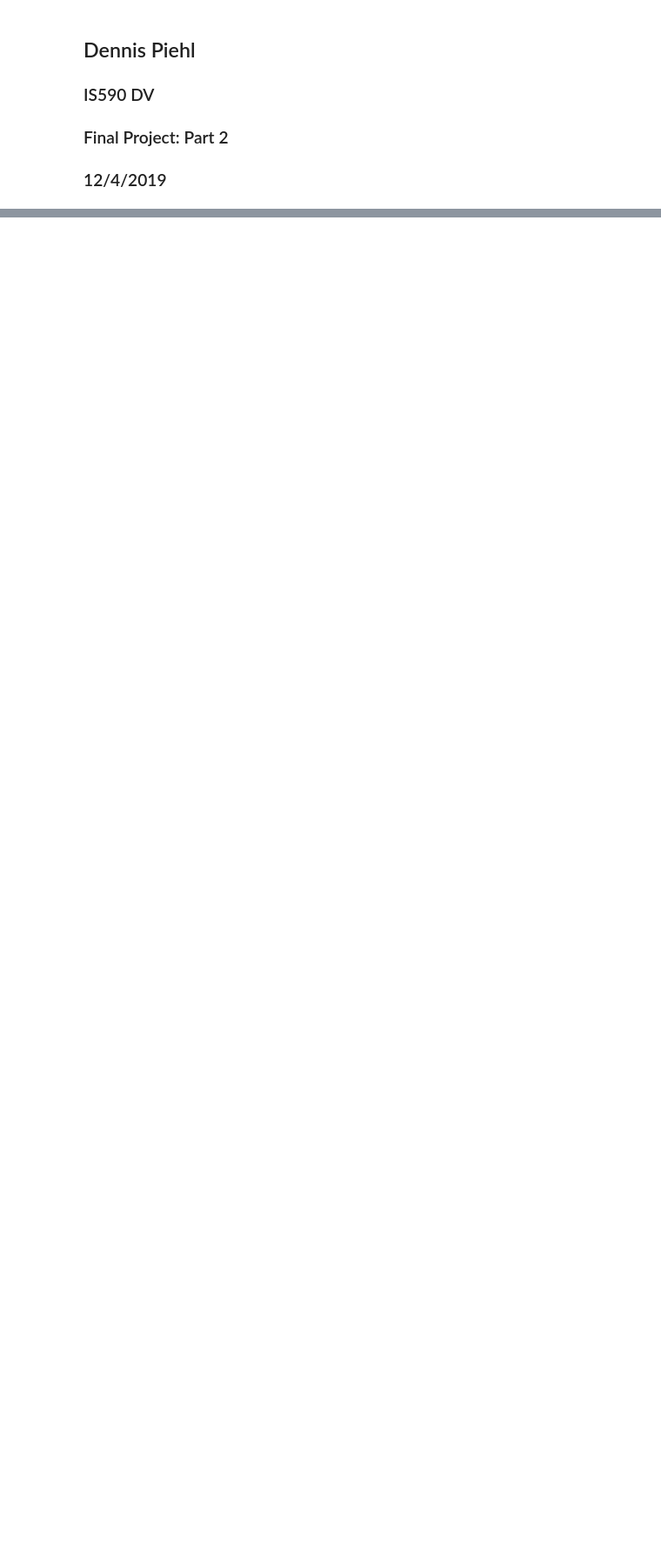
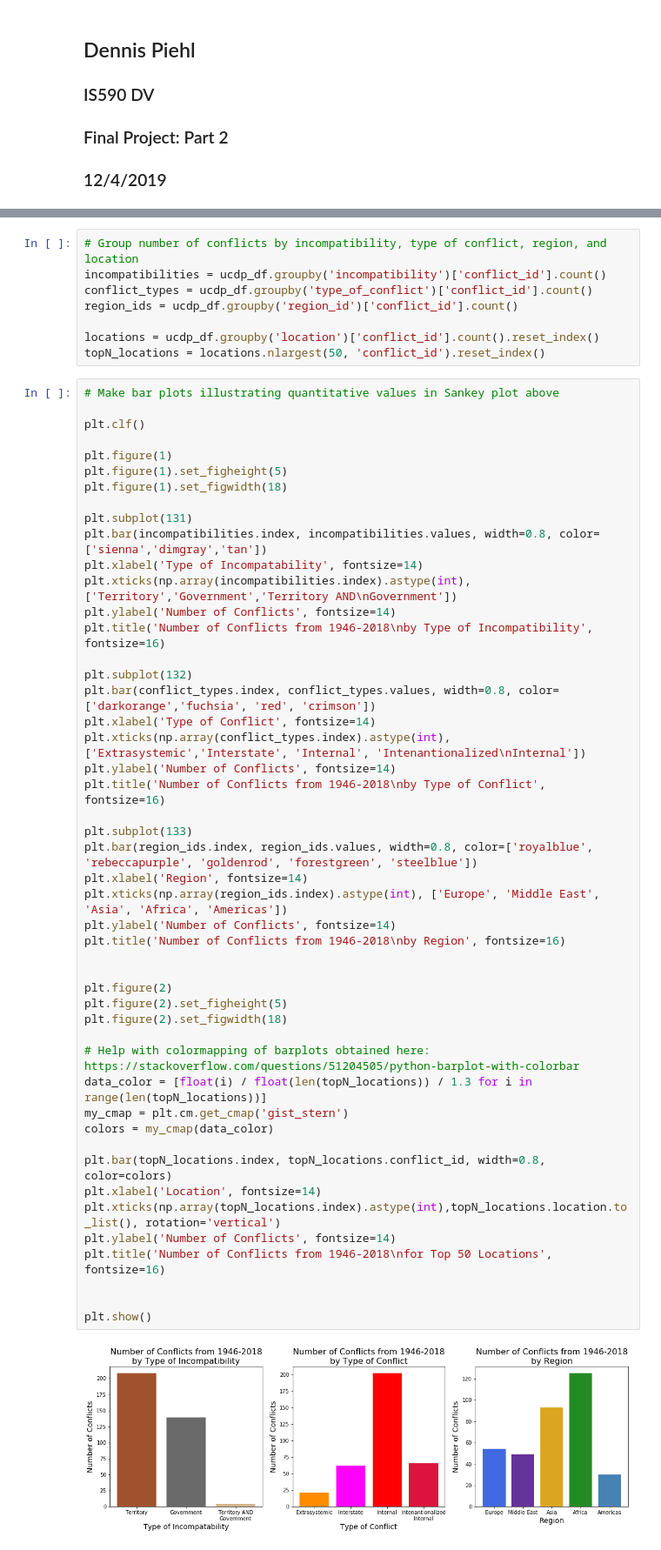
Before and after one commit to jenna-jordan/IS590DV-FinalProject, a Jupyter notebook: Piehl_plot_sankey.ipynb, the cells around one changed output, grey strips where cells are left out. Shown at 87% size. Cells and saved outputs as stored; diff of their text form; blank space fills up the shorter version.

Commit message:
Finished Sankey plot and bar plots.

```diff
--- a/Piehl_plot_sankey.ipynb
+++ b/Piehl_plot_sankey.ipynb
@@ -162,0 +101,58 @@ Text(0.5, 1.0, 'Number of conflicts by type of incompatibility')
+# %%
+# Group number of conflicts by incompatibility, type of conflict, region, and location
+incompatibilities = ucdp_df.groupby('incompatibility')['conflict_id'].count()
+conflict_types = ucdp_df.groupby('type_of_conflict')['conflict_id'].count()
+region_ids = ucdp_df.groupby('region_id')['conflict_id'].count()
+
+locations = ucdp_df.groupby('location')['conflict_id'].count().reset_index()
+topN_locations = locations.nlargest(50, 'conflict_id').reset_index()
+# %%
+# Make bar plots illustrating quantitative values in Sankey plot above
+
+plt.clf()
+
+plt.figure(1)
+plt.figure(1).set_figheight(5)
+plt.figure(1).set_figwidth(18)
+
+plt.subplot(131)
+plt.bar(incompatibilities.index, incompatibilities.values, width=0.8, color=['sienna','dimgray','tan'])
+plt.xlabel('Type of Incompatability', fontsize=14)
+plt.xticks(np.array(incompatibilities.index).astype(int), ['Territory','Government','Territory AND\nGovernment'])
+plt.ylabel('Number of Conflicts', fontsize=14)
+plt.title('Number of Conflicts from 1946-2018\nby Type of Incompatibility', fontsize=16)
+
+plt.subplot(132)
+plt.bar(conflict_types.index, conflict_types.values, width=0.8, color=['darkorange','fuchsia', 'red', 'crimson'])
+plt.xlabel('Type of Conflict', fontsize=14)
+plt.xticks(np.array(conflict_types.index).astype(int), ['Extrasystemic','Interstate', 'Internal', 'Intenantionalized\nInternal'])
+plt.ylabel('Number of Conflicts', fontsize=14)
+plt.title('Number of Conflicts from 1946-2018\nby Type of Conflict', fontsize=16)
+
+plt.subplot(133)
+plt.bar(region_ids.index, region_ids.values, width=0.8, color=['royalblue', 'rebeccapurple', 'goldenrod', 'forestgreen', 'steelblue'])
+plt.xlabel('Region', fontsize=14)
+plt.xticks(np.array(region_ids.index).astype(int), ['Europe', 'Middle East', 'Asia', 'Africa', 'Americas'])
+plt.ylabel('Number of Conflicts', fontsize=14)
+plt.title('Number of Conflicts from 1946-2018\nby Region', fontsize=16)
+
+
+plt.figure(2)
+plt.figure(2).set_figheight(5)
+plt.figure(2).set_figwidth(18)
+
+# Help with colormapping of barplots obtained here: https://stackoverflow.com/questions/51204505/python-barplot-with-colorbar
+data_color = [float(i) / float(len(topN_locations)) / 1.3 for i in range(len(topN_locations))]
+my_cmap = plt.cm.get_cmap('gist_stern')
+colors = my_cmap(data_color)
+
+plt.bar(topN_locations.index, topN_locations.conflict_id, width=0.8, color=colors)
+plt.xlabel('Location', fontsize=14)
+plt.xticks(np.array(topN_locations.index).astype(int),topN_locations.location.to_list(), rotation='vertical')
+plt.ylabel('Number of Conflicts', fontsize=14)
+plt.title('Number of Conflicts from 1946-2018\nfor Top 50 Locations', fontsize=16)
+
+
+plt.show()
+# %% [output]
+[figure, added]
```
Also changed, not shown: parts of 15 cells of this notebook.
